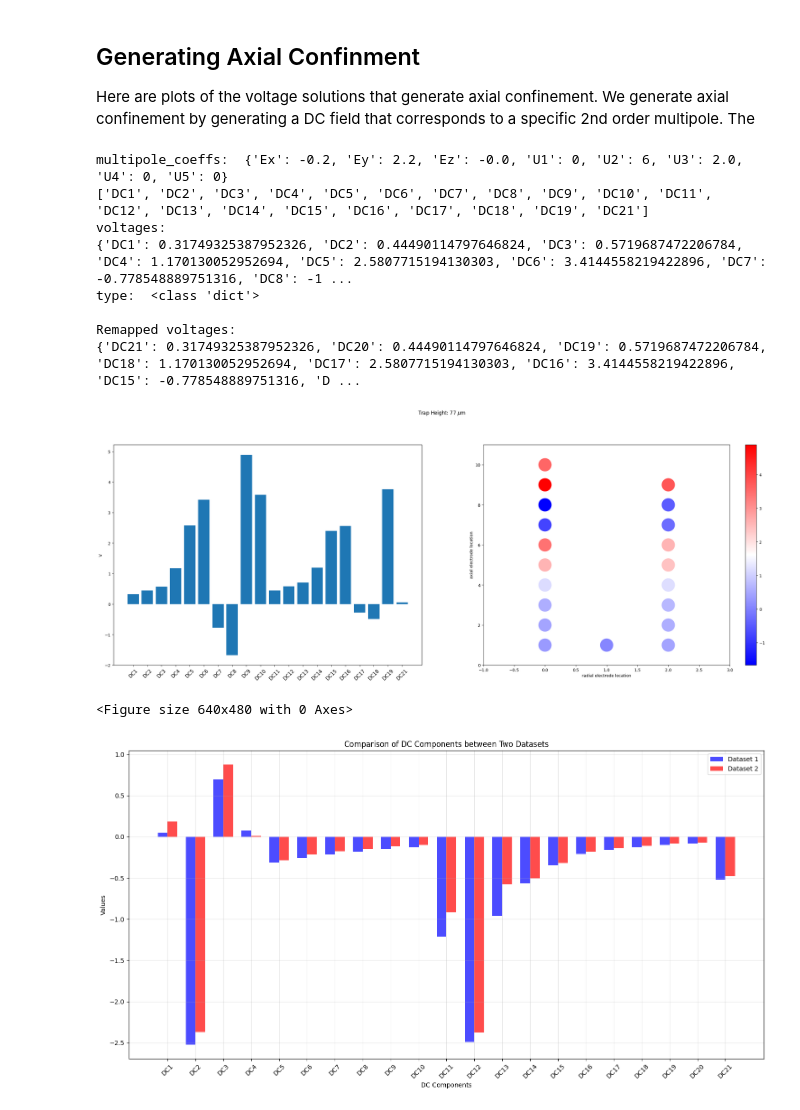
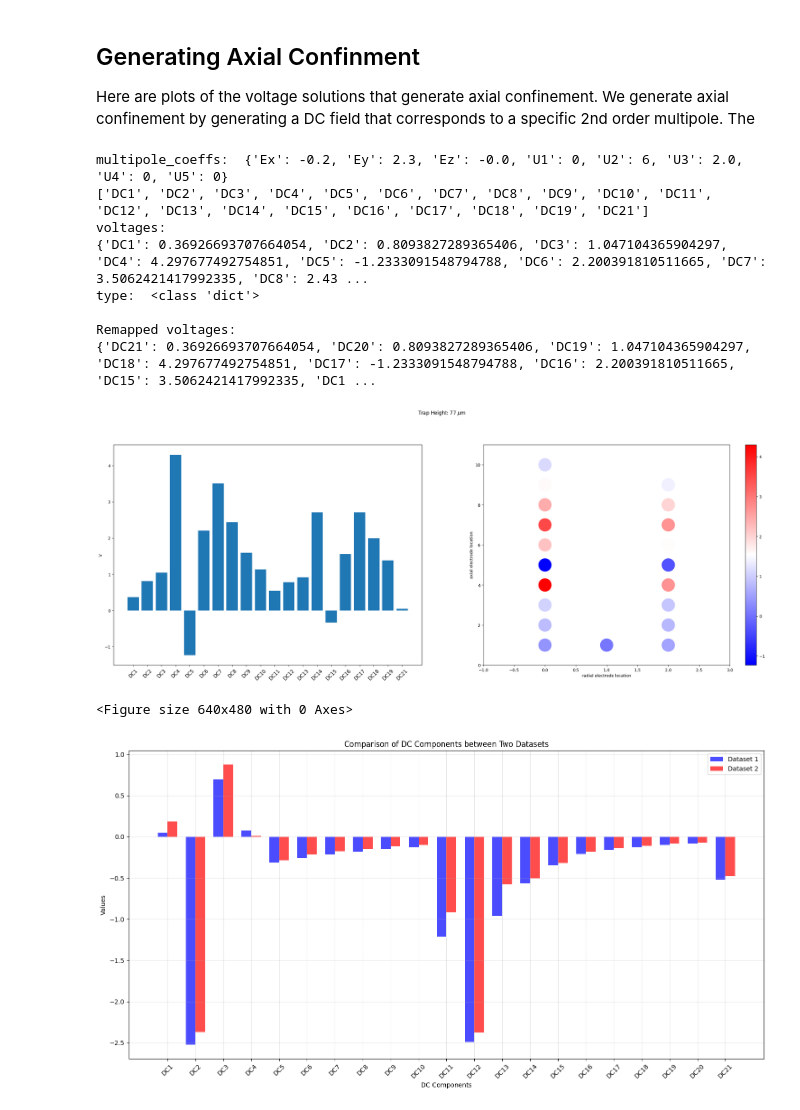
Before and after one commit to HaeffnerLab/bem, a Jupyter notebook: examples/Integrated_photonics/III_Multipole_Expansion.ipynb, the cells around one changed output. Saved outputs shown, nothing was run; the diff lists cells and outputs as text; code cells hidden in the pictures.

```diff
--- a/examples/Integrated_photonics/III_Multipole_Expansion.ipynb
+++ b/examples/Integrated_photonics/III_Multipole_Expansion.ipynb
@@ -35,7 +35,7 @@ area = 1e-4
 
 path = module_path+'/inter_results/htrap/htrap_'+str(radius)+'_'+str(area)+'_simulation.pkl'
 # el2
-zl = ( +470.001 + 0.0 ) *1e-3
+zl = ( +135.001 + 0.0 ) *1e-3
 # el3.5
 # zl = -210*1e-3
 # el4
@@ -389,12 +389,12 @@ def plot_muls(s,xl,zl,roi,height, **multipoles): # ey, ez, ex, u3, u2, u5, u1, u
 #                      u4=0)
 
 u2_value = 6
-zl0 = (+470.001 + 0.0) *1e-3
+zl0 = (+135.001 + 0.0) *1e-3
 voltages = plot_muls(s,xl,zl0,roi,
                      height = yl*1e3,
                      ez=-0.0,  # - moves the ion to the camera x-axis
                      ex=-0.2,  # + moves the ion to the camera negative x-axis
-                     ey=+2.20, # + means moving the ion to the camera x-axis
+                     ey=+2.3, # + means moving the ion to the camera x-axis
                      u2=u2_value,
                      u5=0,
                      u1=0,
@@ -418,37 +418,37 @@ voltage_mapping = {
     "DC8": "DC14",
     "DC9": "DC13",
     "DC10": "DC12",
     "DC11": "DC10",
     "DC12": "DC9",
     "DC13": "DC8",
     "DC14": "DC7",
     "DC15": "DC6",
     "DC16": "DC5",
     "DC17": "DC4",
     "DC18": "DC3",
     "DC19": "DC2",
     "DC20": "DC1",
     "DC21": "DC11",
 }
 
 # Remap the voltages dictionary keys using voltage_mapping. if there is no the corresponding key in the original dictionary, assign value 0.0 to the corresponding key in the remapped dictionary
 remapped_voltages = {voltage_mapping.get(k, k): v for k, v in voltages.items()}
 print(f"\nRemapped voltages: \n{remapped_voltages}")
 
 fig.canvas.draw()
 fig.tight_layout(pad=1)
 fig = plt.figure()
 plt.show()
 # %% [output]
-multipole_coeffs:  {'Ex': -0.2, 'Ey': 2.2, 'Ez': -0.0, 'U1': 0, 'U2': 6, 'U3': 2.0, 'U4': 0, 'U5': 0}
+multipole_coeffs:  {'Ex': -0.2, 'Ey': 2.3, 'Ez': -0.0, 'U1': 0, 'U2': 6, 'U3': 2.0, 'U4': 0, 'U5': 0}
 ['DC1', 'DC2', 'DC3', 'DC4', 'DC5', 'DC6', 'DC7', 'DC8', 'DC9', 'DC10', 'DC11', 'DC12', 'DC13', 'DC14', 'DC15', 'DC16', 'DC17', 'DC18', 'DC19', 'DC21']
 voltages:
-{'DC1': 0.31749325387952326, 'DC2': 0.44490114797646824, 'DC3': 0.5719687472206784, 'DC4': 1.170130052952694, 'DC5': 2.5807715194130303, 'DC6': 3.4144558219422896, 'DC7': -0.778548889751316, 'DC8': -1 ...
+{'DC1': 0.36926693707664054, 'DC2': 0.8093827289365406, 'DC3': 1.047104365904297, 'DC4': 4.297677492754851, 'DC5': -1.2333091548794788, 'DC6': 2.200391810511665, 'DC7': 3.5062421417992335, 'DC8': 2.43 ...
 type:  <class 'dict'>
 
 Remapped voltages:
-{'DC21': 0.31749325387952326, 'DC20': 0.44490114797646824, 'DC19': 0.5719687472206784, 'DC18': 1.170130052952694, 'DC17': 2.5807715194130303, 'DC16': 3.4144558219422896, 'DC15': -0.778548889751316, 'D ...
+{'DC21': 0.36926693707664054, 'DC20': 0.8093827289365406, 'DC19': 1.047104365904297, 'DC18': 4.297677492754851, 'DC17': -1.2333091548794788, 'DC16': 2.200391810511665, 'DC15': 3.5062421417992335, 'DC1 ...
-[figure, old version]
+[figure, new version]
 <Figure size 640x480 with 0 Axes>
 # %%
 import matplotlib.pyplot as plt
```
Also changed, not shown: parts of 4 cells of this notebook, 48 other files.
